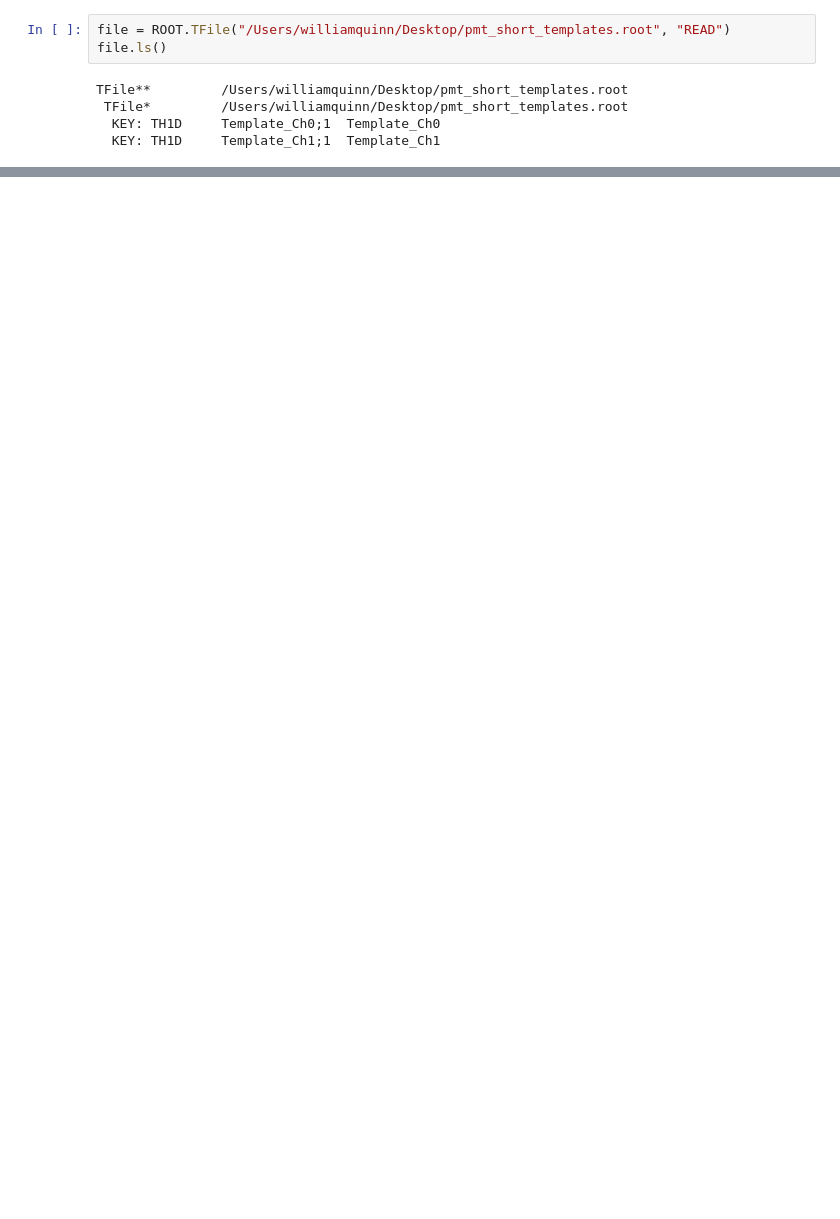
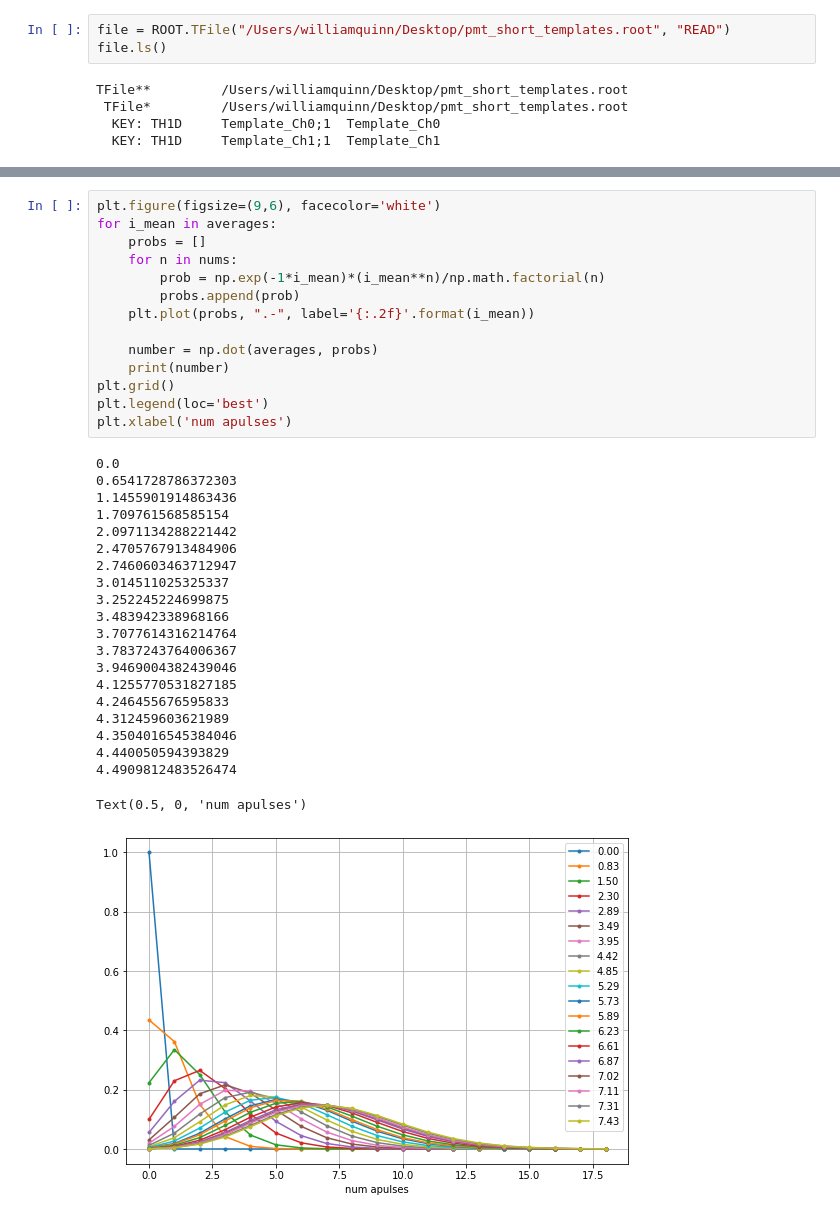
Before and after one commit to SuperNEMO-DBD/PMT-ShapeAnalysis, a Jupyter notebook: pmt_he_study/pulse_fitter.ipynb, the cells around one changed output, grey strips where cells are left out. Saved outputs shown, nothing was run; the diff lists cells and outputs as text; blank space fills up the shorter version.

```diff
--- a/pmt_he_study/pulse_fitter.ipynb
+++ b/pmt_he_study/pulse_fitter.ipynb
@@ -354,0 +409,36 @@ plt.plot(x,y, '.k')
+# %%
+plt.figure(figsize=(9,6), facecolor='white')
+for i_mean in averages:
+    probs = []
+    for n in nums:
+        prob = np.exp(-1*i_mean)*(i_mean**n)/np.math.factorial(n)
+        probs.append(prob)
+    plt.plot(probs, ".-", label='{:.2f}'.format(i_mean))
+
+    number = np.dot(averages, probs)
+    print(number)
+plt.grid()
+plt.legend(loc='best')
+plt.xlabel('num apulses')
+# %% [output]
+0.0
+0.6541728786372303
+1.1455901914863436
+1.709761568585154
+2.0971134288221442
+2.4705767913484906
+2.7460603463712947
+3.014511025325337
+3.252245224699875
+3.483942338968166
+3.7077614316214764
+3.7837243764006367
+3.9469004382439046
+4.1255770531827185
+4.246455676595833
+4.312459603621989
+4.3504016545384046
+4.440050594393829
+4.4909812483526474
+Text(0.5, 0, 'num apulses')
+[figure, added]
```
Also changed, not shown: parts of 23 cells of this notebook, 1 other file.
